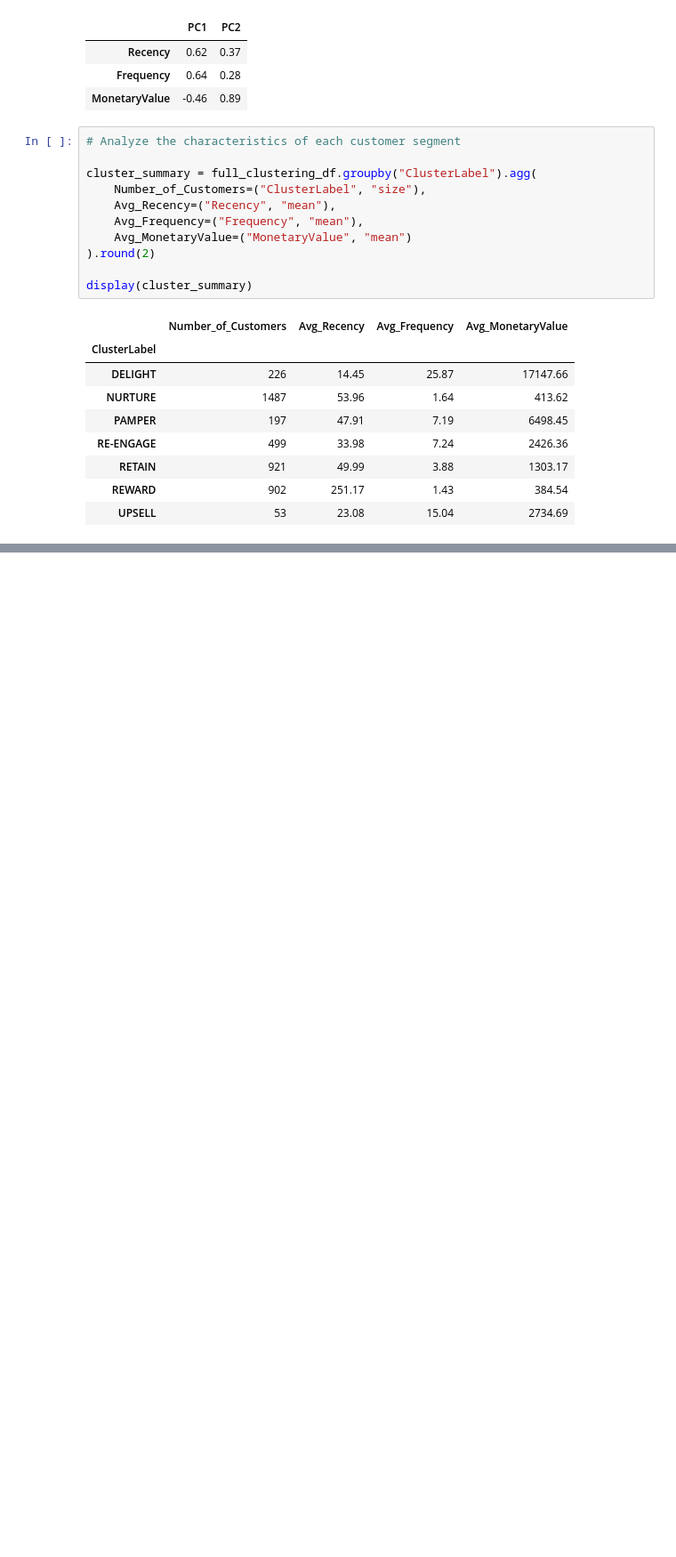
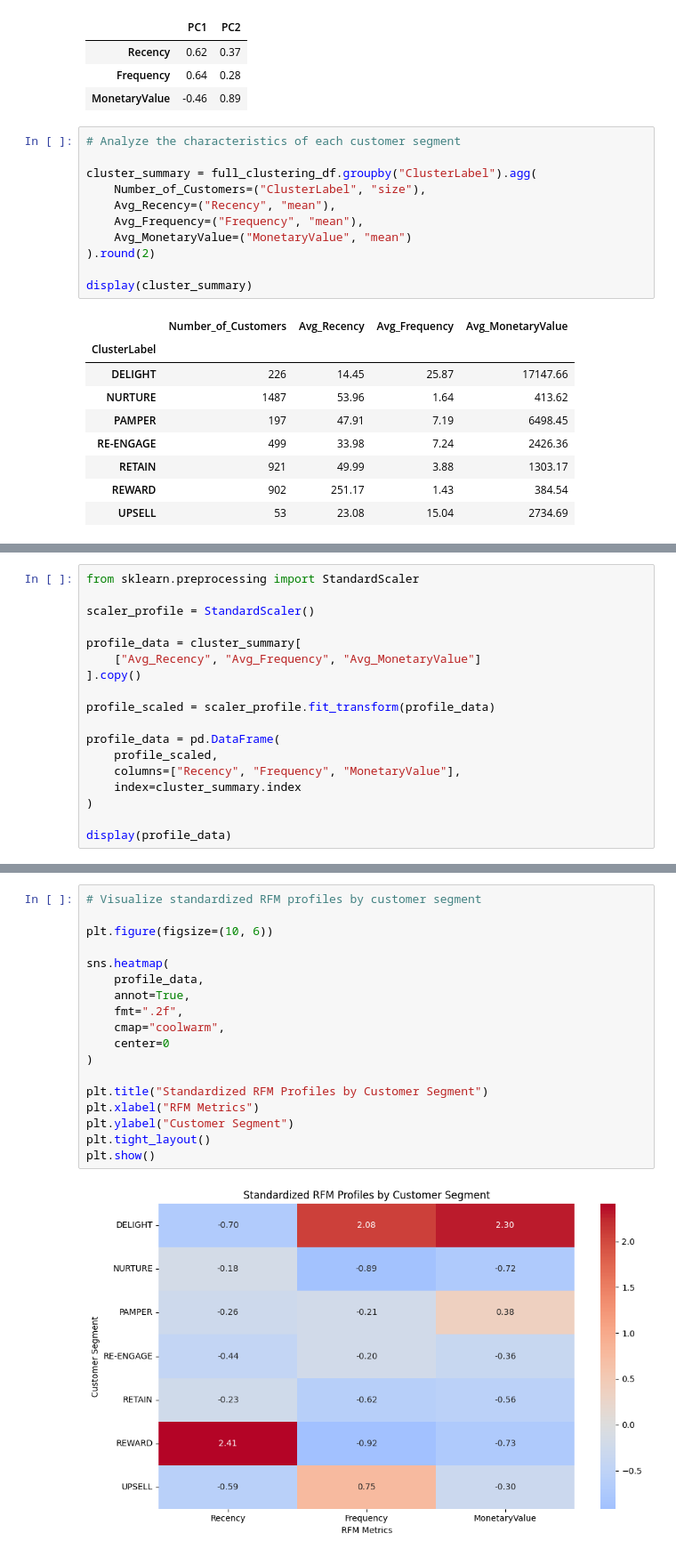
Before and after one commit to maryembencheikh/Customer-Segmentation-RFM, a Jupyter notebook: online-retail-clustering.ipynb, the cells around one changed output, grey strips where cells are left out. Shown at 89% size. Saved outputs shown, nothing was run; the diff lists cells and outputs as text; blank space fills up the shorter version.

```diff
--- a/online-retail-clustering.ipynb
+++ b/online-retail-clustering.ipynb
@@ -885,0 +973,18 @@ display(cluster_summary)
+# %%
+from sklearn.preprocessing import StandardScaler
+
+scaler_profile = StandardScaler()
+
+profile_data = cluster_summary[
+    ["Avg_Recency", "Avg_Frequency", "Avg_MonetaryValue"]
+].copy()
+
+profile_scaled = scaler_profile.fit_transform(profile_data)
+
+profile_data = pd.DataFrame(
+    profile_scaled,
+    columns=["Recency", "Frequency", "MonetaryValue"],
+    index=cluster_summary.index
+)
+
+display(profile_data)
@@ -885,0 +1001,20 @@ display(cluster_summary)
+# %%
+# Visualize standardized RFM profiles by customer segment
+
+plt.figure(figsize=(10, 6))
+
+sns.heatmap(
+    profile_data,
+    annot=True,
+    fmt=".2f",
+    cmap="coolwarm",
+    center=0
+)
+
+plt.title("Standardized RFM Profiles by Customer Segment")
+plt.xlabel("RFM Metrics")
+plt.ylabel("Customer Segment")
+plt.tight_layout()
+plt.show()
+# %% [output]
+[figure, added]
```
Also changed, not shown: parts of 25 cells of this notebook, 1 other file.
